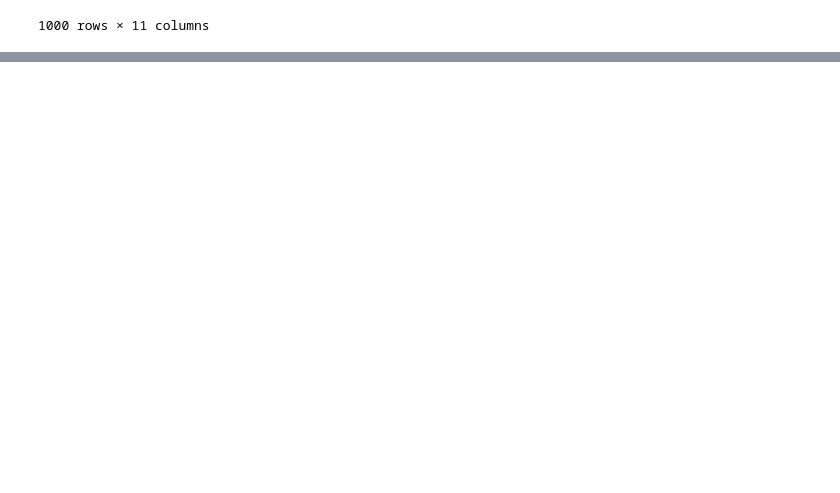
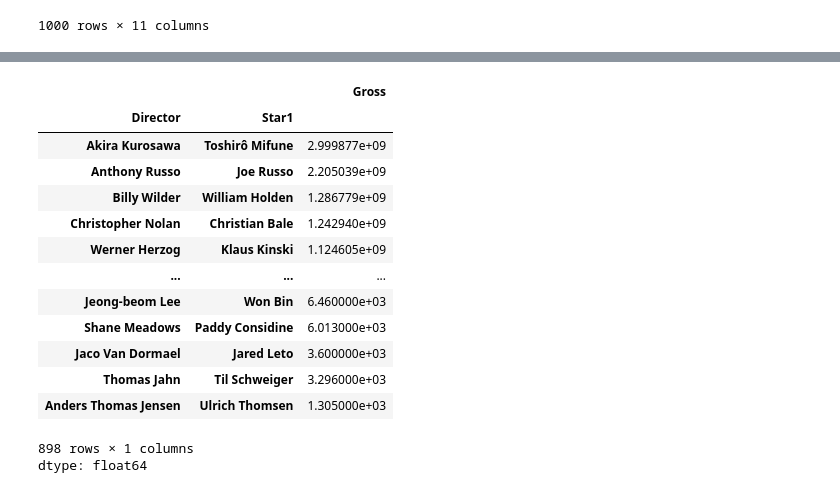
Before and after one commit to Bibhuti-MLAI/Python-Coding-Interview, a Jupyter notebook: pandas.ipynb, the cells around one changed output, grey strips where cells are left out. Drawn from its saved outputs; the diff is of its cells as text; code cells hidden in the pictures; blank space fills up the shorter version.

```diff
--- a/pandas.ipynb
+++ b/pandas.ipynb
@@ -987,3 +1003,5 @@ genres.apply(rank_movies)
 |  | 115 | Per qualche dollaro in più | 1965 | 132 | Western | 8.3 | Sergio Leone | Clint Eastwood | 232772 | ... |
 |  | 691 | The Outlaw Josey Wales | 1976 | 135 | Western | 7.8 | Clint Eastwood | Clint Eastwood | 65659 | ... |
 1000 rows × 11 columns
+# %%
+duo=movies.groupby(['Director','Star1'])
@@ -989,0 +1026,18 @@ genres.apply(rank_movies)
+# %%
+duo['Gross'].sum().sort_values(ascending=False)
+# %% [output]
+|  |  | Gross |
+| Director | Star1 |  |
+| Akira Kurosawa | Toshirô Mifune | 2.999877e+09 |
+| Anthony Russo | Joe Russo | 2.205039e+09 |
+| Billy Wilder | William Holden | 1.286779e+09 |
+| Christopher Nolan | Christian Bale | 1.242940e+09 |
+| Werner Herzog | Klaus Kinski | 1.124605e+09 |
+| ... | ... | ... |
+| Jeong-beom Lee | Won Bin | 6.460000e+03 |
+| Shane Meadows | Paddy Considine | 6.013000e+03 |
+| Jaco Van Dormael | Jared Leto | 3.600000e+03 |
+| Thomas Jahn | Til Schweiger | 3.296000e+03 |
+| Anders Thomas Jensen | Ulrich Thomsen | 1.305000e+03 |
+898 rows × 1 columns
+dtype: float64
```
Also changed, not shown: parts of 6 cells of this notebook.
